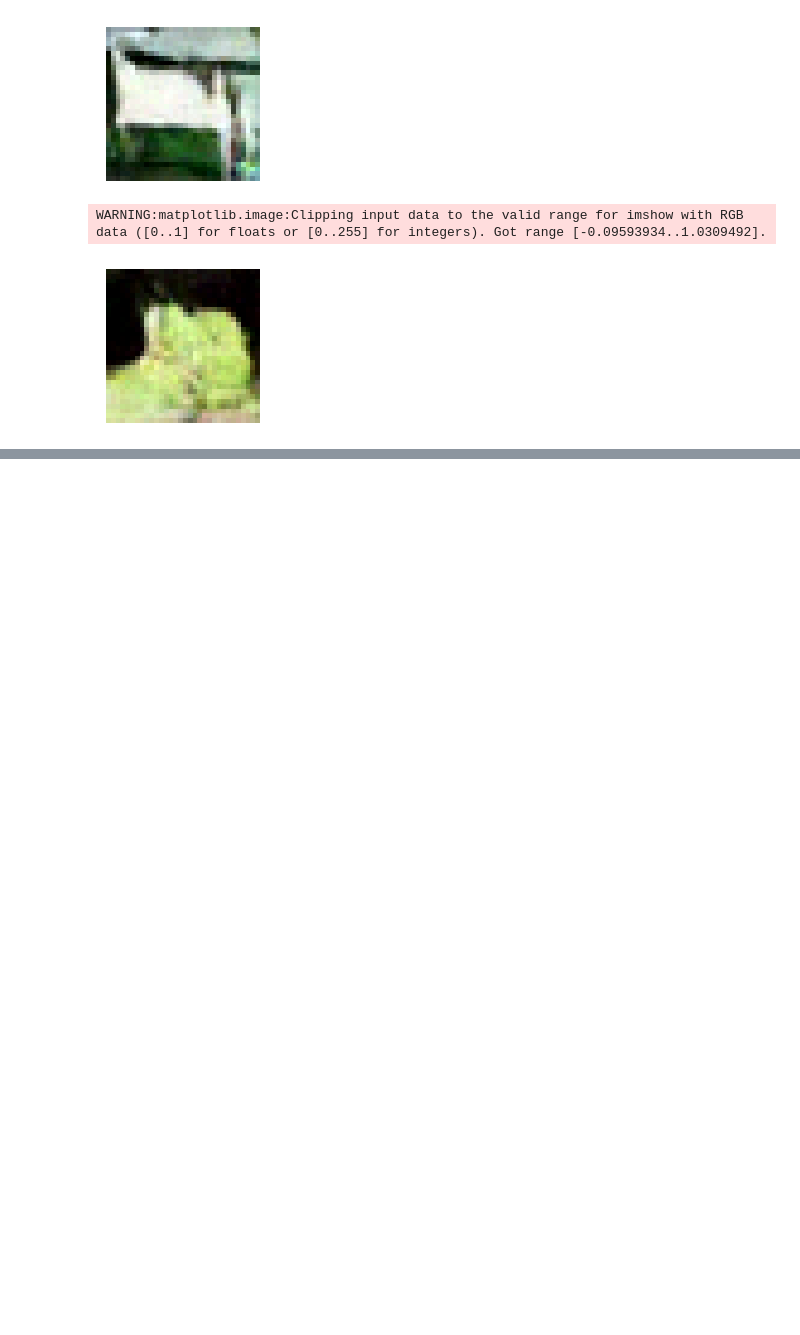
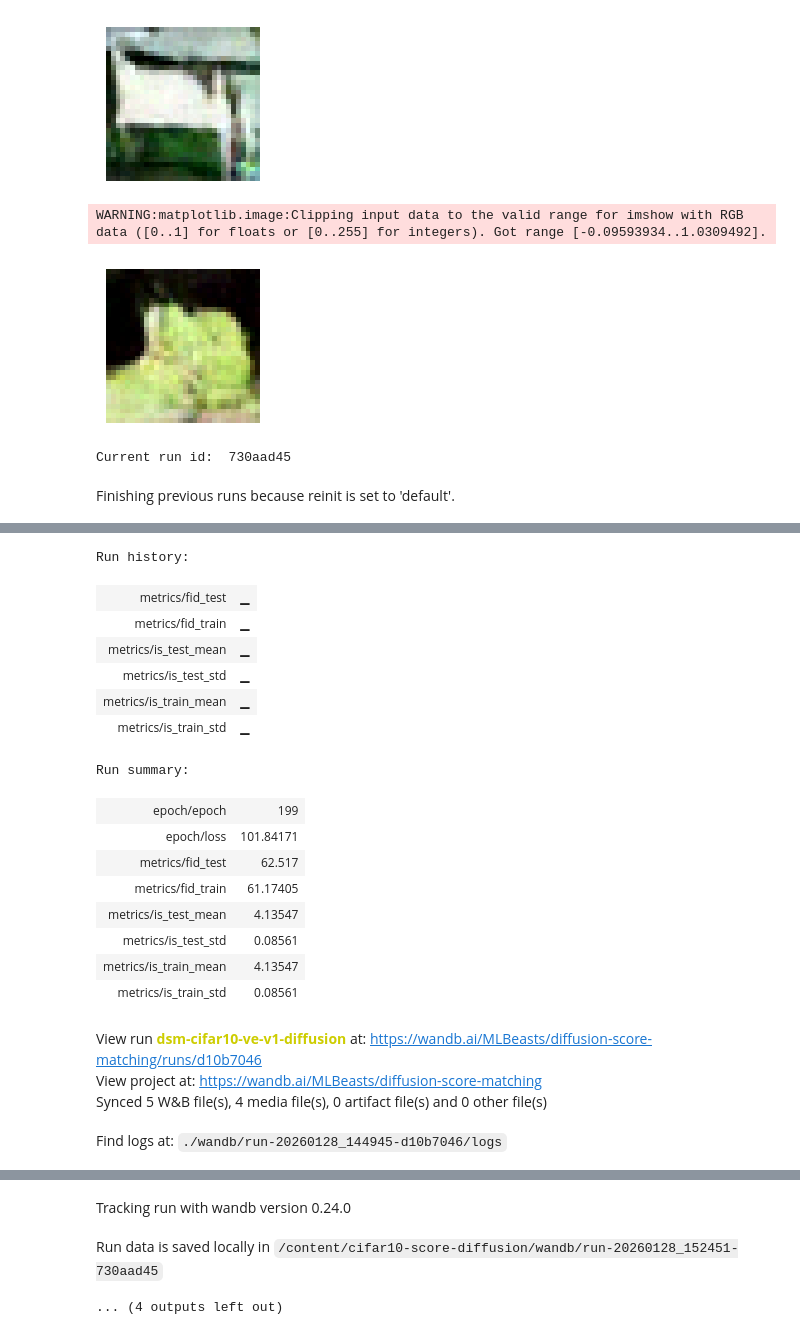
Before and after one commit to Mateus929/cifar10-score-diffusion, a Jupyter notebook: notebooks/score_based.ipynb, the cells around one changed output, grey strips where cells are left out. Saved outputs shown, nothing was run; the diff lists cells and outputs as text; code cells hidden in the pictures; blank space fills up the shorter version.

```diff
--- a/notebooks/score_based.ipynb
+++ b/notebooks/score_based.ipynb
@@ -1070,3 +1070,36 @@ WARNING:matplotlib.image:Clipping input data to the valid range for imshow with
 [figure]
 WARNING:matplotlib.image:Clipping input data to the valid range for imshow with RGB data ([0..1] for floats or [0..255] for integers). Got range [-0.09593934..1.0309492].
 [figure]
+# %%
+
+config = {
+    # Metadata
+    "run_name": "dsm-cifar10-ve-v5-diffusion-very-high",
+    # "run_id": "d10b7046",
+
+    # Training Hyperparameters
+    "epochs": 200,  # Score models need many epochs (often 100-500+)
+    "lr": 0.001,  # Adam works best with a lower LR for UNets
+    "batch_size": 128,
+
+    "sigma" : 65.0,
+
+    # Sampling / Evaluation (Langevin Dynamics)
+    "eval": True,
+    "total": 10000,  # Start small to save time, increase to 10k/50k for final FID
+    "num_steps": 1000,  # Higher steps = better quality but slower
+    "snr": 0.16,
+
+    # Checkpointing
+    "save_every": 1,
+    # "resume_training": True,
+
+    #Model
+    "device" : "cuda",
+}
+
+from train import train_sde
+model = train_sde.train_sde(config)
+# %% [output]
+Current run id:  730aad45
+Finishing previous runs because reinit is set to 'default'.
@@ -1072,0 +1107,20 @@ WARNING:matplotlib.image:Clipping input data to the valid range for imshow with
+Run history:
+| metrics/fid_test | ▁ |
+| metrics/fid_train | ▁ |
+| metrics/is_test_mean | ▁ |
+| metrics/is_test_std | ▁ |
+| metrics/is_train_mean | ▁ |
+| metrics/is_train_std | ▁ |
+Run summary:
+| epoch/epoch | 199 |
+| epoch/loss | 101.84171 |
+| metrics/fid_test | 62.517 |
+| metrics/fid_train | 61.17405 |
+| metrics/is_test_mean | 4.13547 |
+| metrics/is_test_std | 0.08561 |
+| metrics/is_train_mean | 4.13547 |
+| metrics/is_train_std | 0.08561 |
+View run dsm-cifar10-ve-v1-diffusion at: https://wandb.ai/MLBeasts/diffusion-score-matching/runs/d10b7046
+View project at: https://wandb.ai/MLBeasts/diffusion-score-matching
+Synced 5 W&B file(s), 4 media file(s), 0 artifact file(s) and 0 other file(s)
+Find logs at: ./wandb/run-20260128_144945-d10b7046/logs
@@ -1072,0 +1128,3 @@ WARNING:matplotlib.image:Clipping input data to the valid range for imshow with
+Tracking run with wandb version 0.24.0
+Run data is saved locally in /content/cifar10-score-diffusion/wandb/run-20260128_152451-730aad45
+... (4 outputs left out)
```
Also changed, not shown: parts of 1 cell of this notebook.
